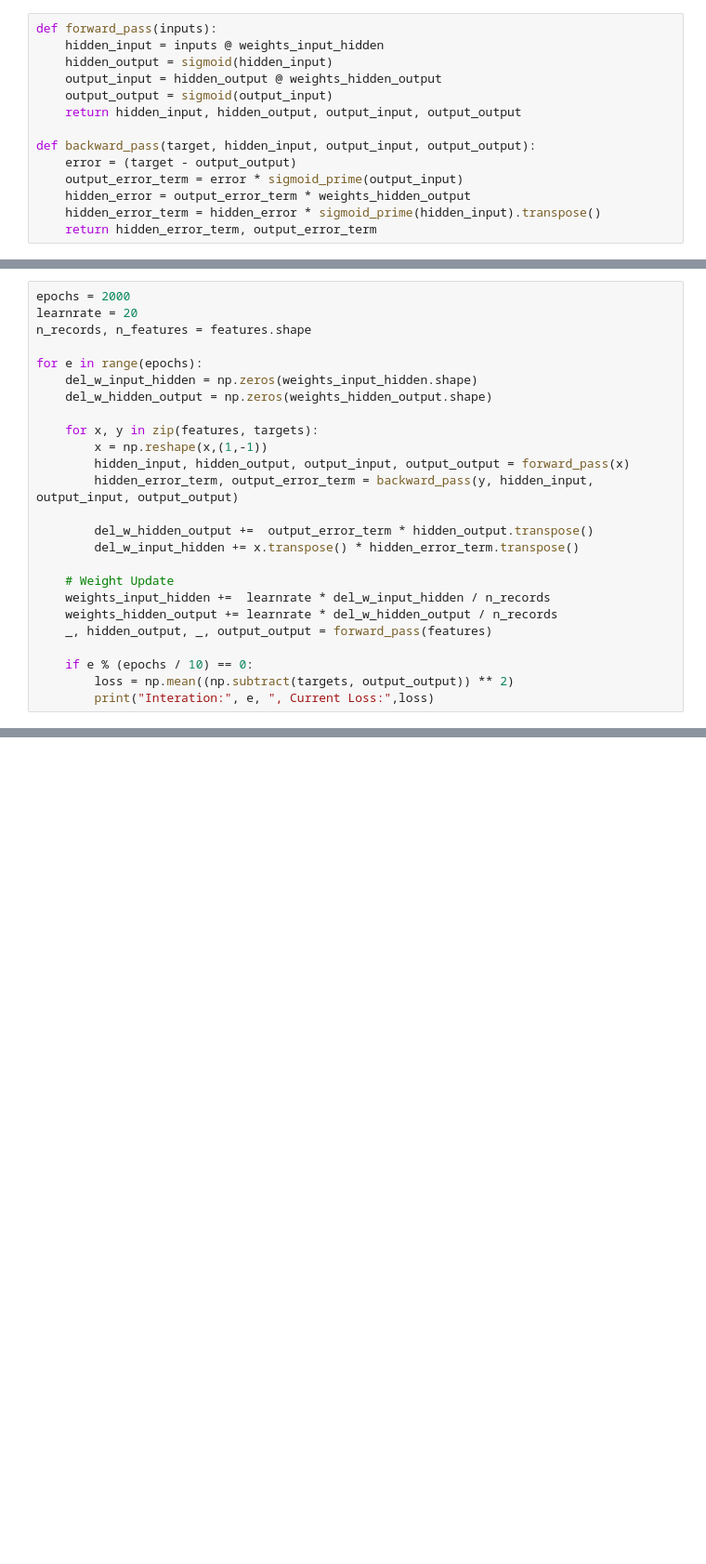
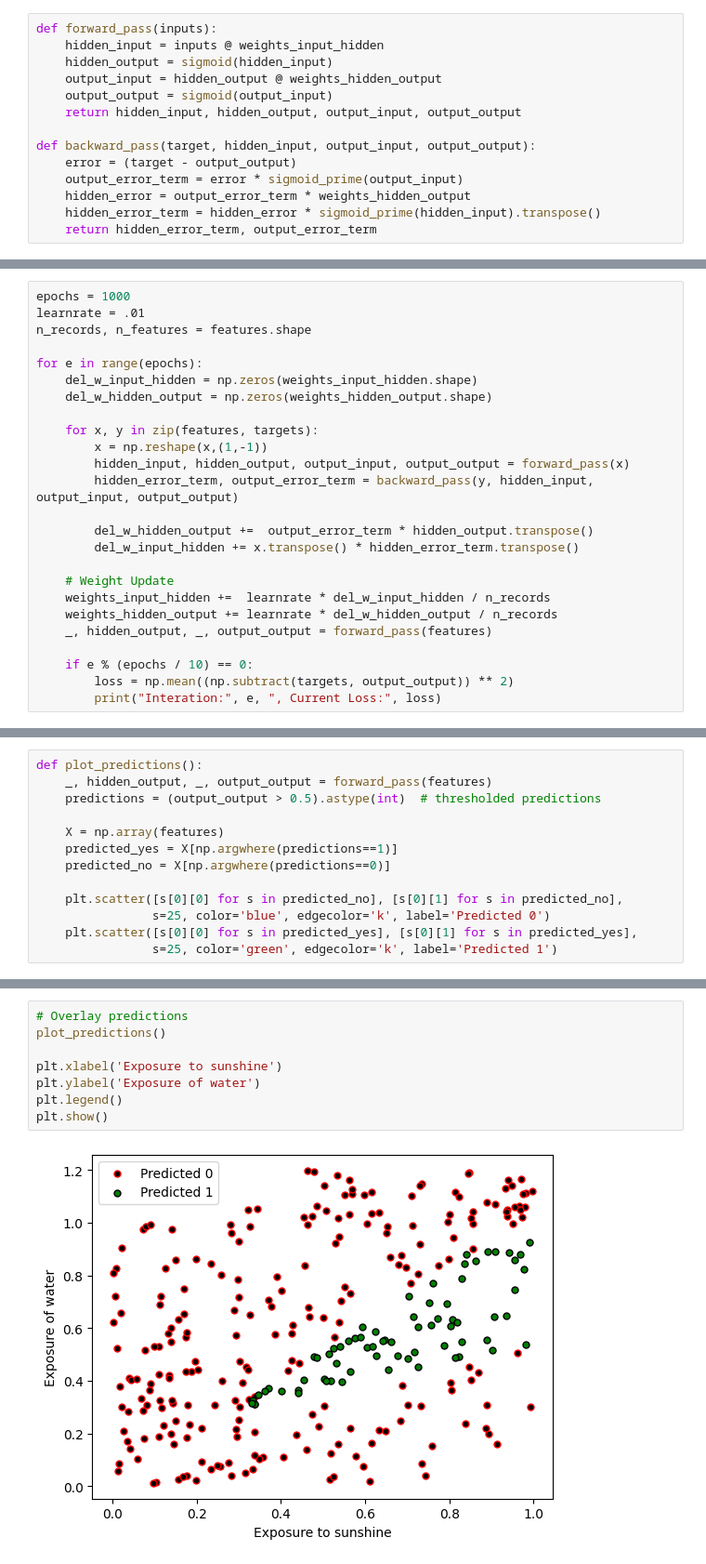
Before and after one commit to mmoniX/DL_HHN, a Jupyter notebook: DL_03-Project.ipynb, the cells around one changed output, grey strips where cells are left out. Shown: that part at 93% size. Saved outputs shown, nothing was run; the diff lists cells and outputs as text; blank space fills up the shorter version.

Commit message:
visualization of prediction

```diff
--- a/DL_03-Project.ipynb
+++ b/DL_03-Project.ipynb
@@ -239,6 +270,6 @@ def backward_pass(target, hidden_input, output_input, output_output):
 # %%
-epochs = 2000
-learnrate = 20
+epochs = 1000
+learnrate = .01
 n_records, n_features = features.shape
 
 for e in range(epochs):
@@ -260,5 +291,5 @@ for e in range(epochs):
 
     if e % (epochs / 10) == 0:
         loss = np.mean((np.subtract(targets, output_output)) ** 2)
-        print("Interation:", e, ", Current Loss:",loss)
+        print("Interation:", e, ", Current Loss:", loss)
 # %% [output]
@@ -321,0 +369,13 @@ Sample 3 (Difficult to predict) - Predicted: [[0.42]]
+# %%
+def plot_predictions():
+    _, hidden_output, _, output_output = forward_pass(features)
+    predictions = (output_output > 0.5).astype(int)  # thresholded predictions
+
+    X = np.array(features)
+    predicted_yes = X[np.argwhere(predictions==1)]
+    predicted_no = X[np.argwhere(predictions==0)]
+
+    plt.scatter([s[0][0] for s in predicted_no], [s[0][1] for s in predicted_no],
+                s=25, color='blue', edgecolor='k', label='Predicted 0')
+    plt.scatter([s[0][0] for s in predicted_yes], [s[0][1] for s in predicted_yes],
+                s=25, color='green', edgecolor='k', label='Predicted 1')
@@ -321,0 +387,10 @@ Sample 3 (Difficult to predict) - Predicted: [[0.42]]
+# %%
+# Overlay predictions
+plot_predictions()
+
+plt.xlabel('Exposure to sunshine')
+plt.ylabel('Exposure of water')
+plt.legend()
+plt.show()
+# %% [output]
+[figure, added]
```
Also changed, not shown: parts of 12 cells of this notebook.
